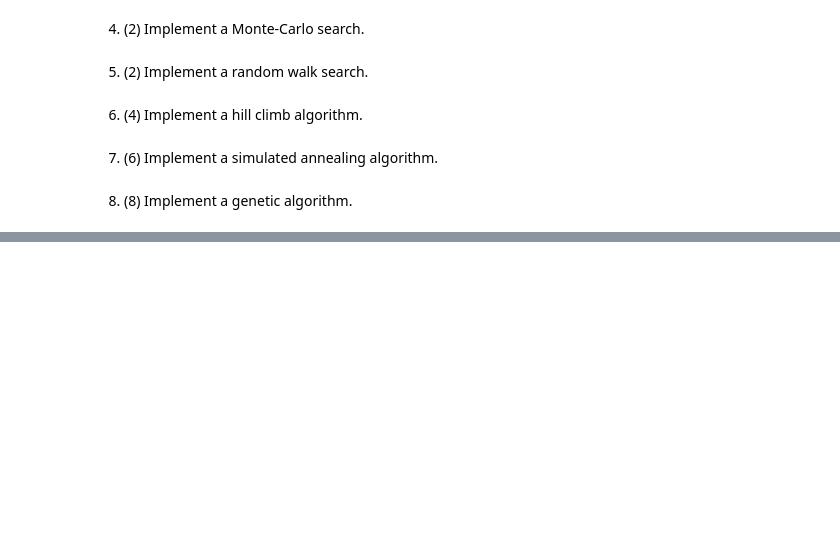
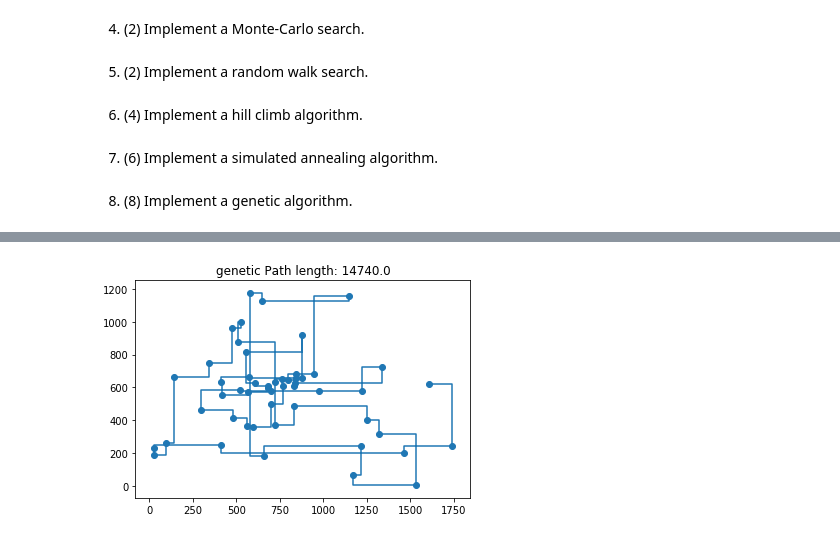
Before and after one commit to VadimFarutin/SPbAU, a Jupyter notebook: ML/hw04.ipynb, the cells around one changed output, grey strips where cells are left out. Cells and saved outputs as stored; diff of their text form; code cells hidden in the pictures; blank space fills up the shorter version.

```diff
--- a/ML/hw04.ipynb
+++ b/ML/hw04.ipynb
@@ -267,0 +381,28 @@ NOTICE - the distance should be in L1 (avenues and streets). The path should be
+# %%
+def mutate(X):
+    len_X = len(X)
+    a = np.random.randint(len_X)
+    b = np.random.randint(len_X)
+    X[a], X[b] = X[b].copy(), X[a].copy()
+
+    return X
+# %%
+def genetic(X):
+    n = 2000
+    m = 30
+    population = np.array([np.random.permutation(X) for i in range(m)])
+    population_len = np.array([L1(member) for member in population])
+
+    for i in range(n):
+        indexes = np.argsort(population_len)
+        a = population[indexes[0]].copy()
+        b = population[indexes[1]].copy()
+        a, b = crossover(a, b)
+        a = mutate(a)
+        b = mutate(b)
+        population[indexes[-1]] = a.copy()
+        population[indexes[-2]] = b.copy()
+        population_len = np.array([L1(member) for member in population])
+
+    indexes = np.argsort(population_len)
+    return population[indexes[0]], population_len[indexes[0]]
@@ -267,0 +433,5 @@ NOTICE - the distance should be in L1 (avenues and streets). The path should be
+# %%
+path, path_len = genetic(D)
+plot_path(path, 'genetic' + ' Path length: ' + str(path_len))
+# %% [output]
+[figure, added]
```
Also changed, not shown: parts of 15 cells of this notebook.
